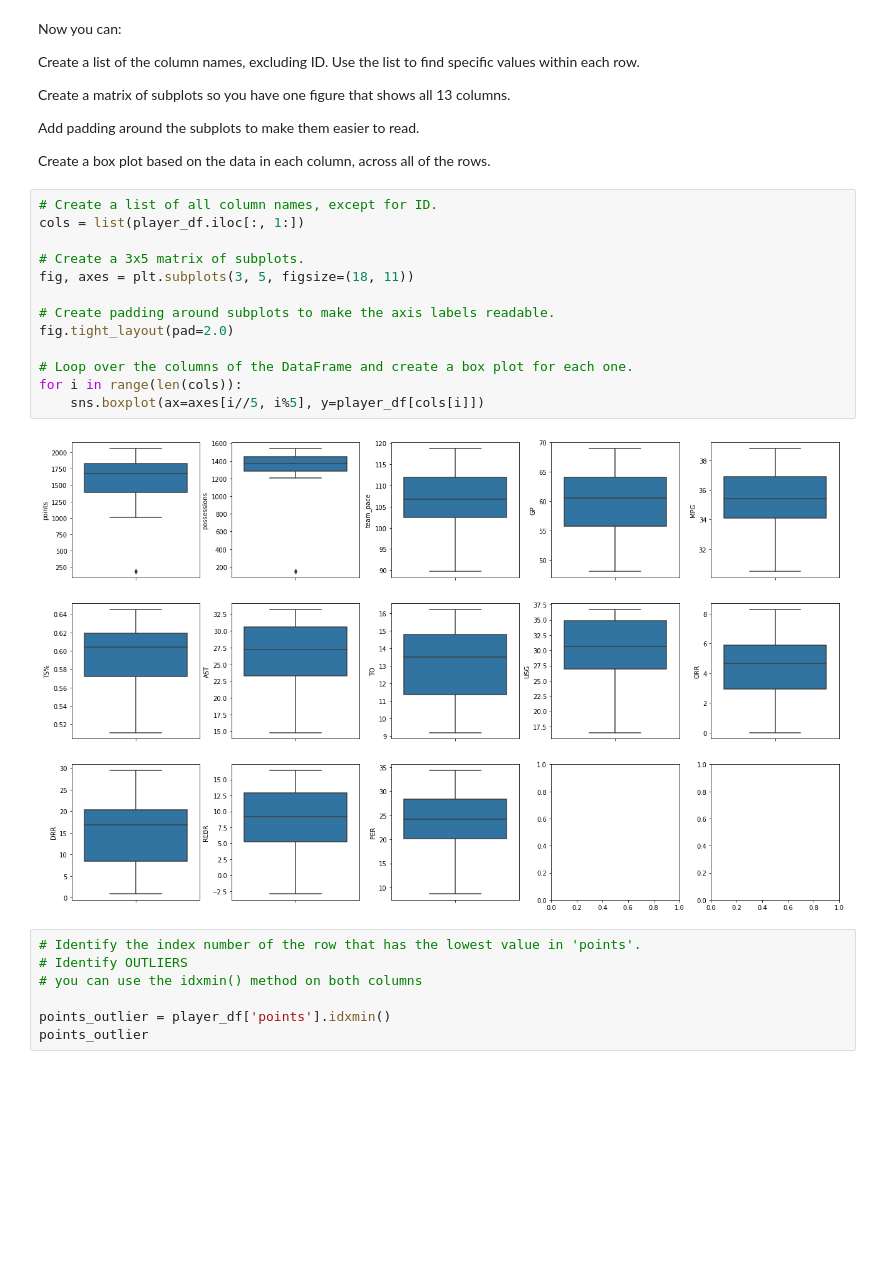
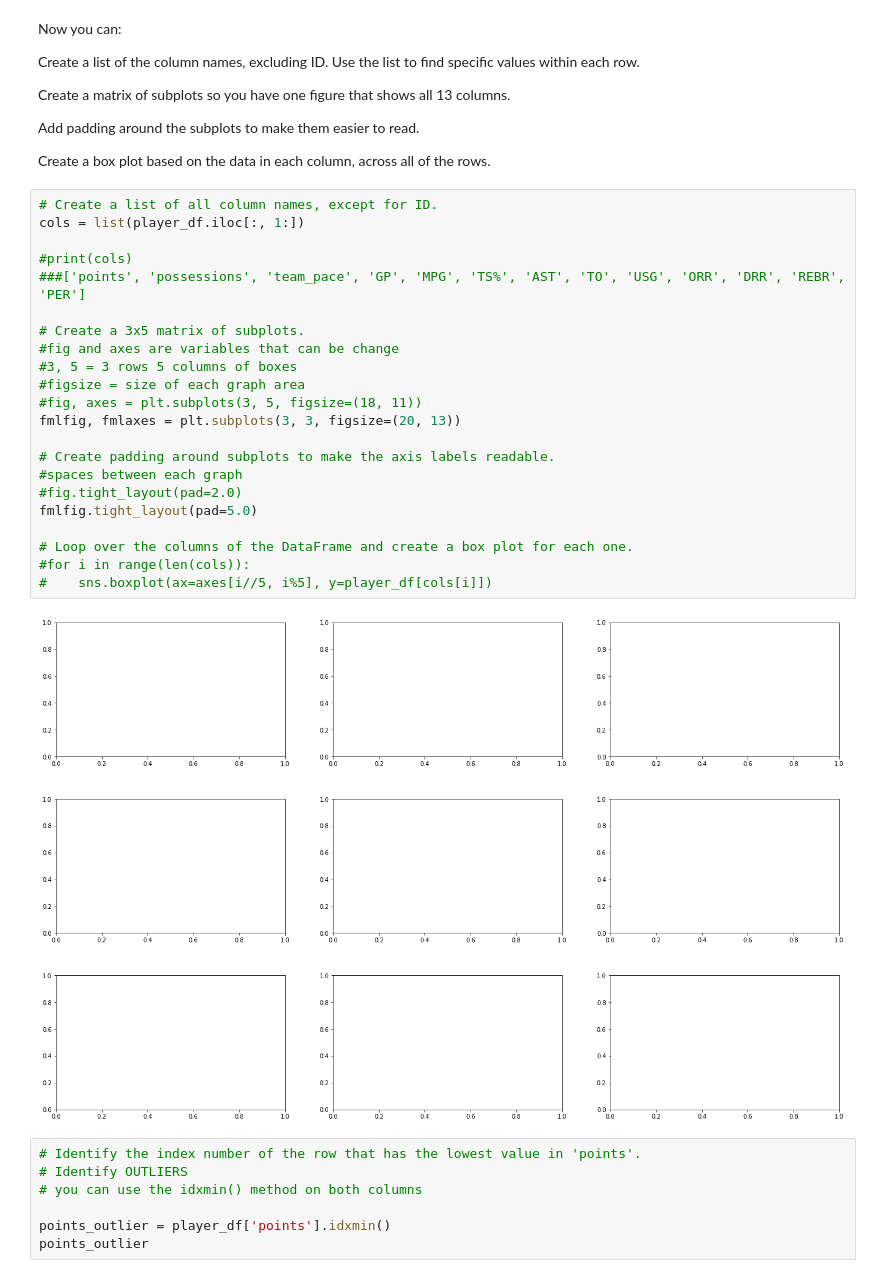
Before and after one commit to flegaspi700/SJ-FML, a Jupyter notebook: sj-fml.ipynb, the cells around one changed output. Saved outputs shown, nothing was run; the diff lists cells and outputs as text; blank space fills up the shorter version.

Commit message:
played with box plot

```diff
--- a/sj-fml.ipynb
+++ b/sj-fml.ipynb
@@ -331,18 +331,27 @@ Create a box plot based on the data in each column, across all of the rows.
 # %%
 # Create a list of all column names, except for ID.
 cols = list(player_df.iloc[:, 1:])
 
+#print(cols)
+###['points', 'possessions', 'team_pace', 'GP', 'MPG', 'TS%', 'AST', 'TO', 'USG', 'ORR', 'DRR', 'REBR', 'PER']
+
 # Create a 3x5 matrix of subplots.
-fig, axes = plt.subplots(3, 5, figsize=(18, 11))
+#fig and axes are variables that can be change
+#3, 5 = 3 rows 5 columns of boxes
+#figsize = size of each graph area
+#fig, axes = plt.subplots(3, 5, figsize=(18, 11))
+fmlfig, fmlaxes = plt.subplots(3, 3, figsize=(20, 13))
 
 # Create padding around subplots to make the axis labels readable.
-fig.tight_layout(pad=2.0)
+#spaces between each graph
+#fig.tight_layout(pad=2.0)
+fmlfig.tight_layout(pad=5.0)
 
 # Loop over the columns of the DataFrame and create a box plot for each one.
-for i in range(len(cols)):
-    sns.boxplot(ax=axes[i//5, i%5], y=player_df[cols[i]])
+#for i in range(len(cols)):
+#    sns.boxplot(ax=axes[i//5, i%5], y=player_df[cols[i]])
 # %% [output]
-[figure, old version]
+[figure, new version]
 # %%
 # Identify the index number of the row that has the lowest value in 'points'.
 # Identify OUTLIERS
```
